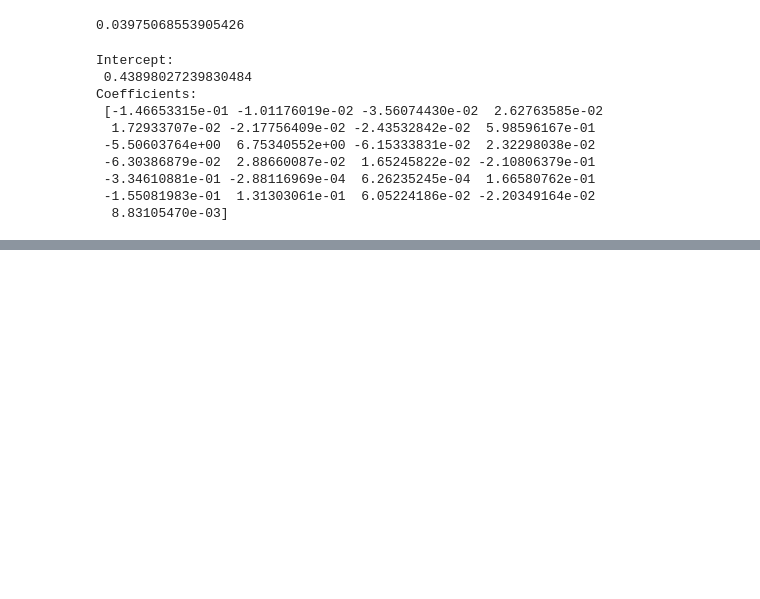
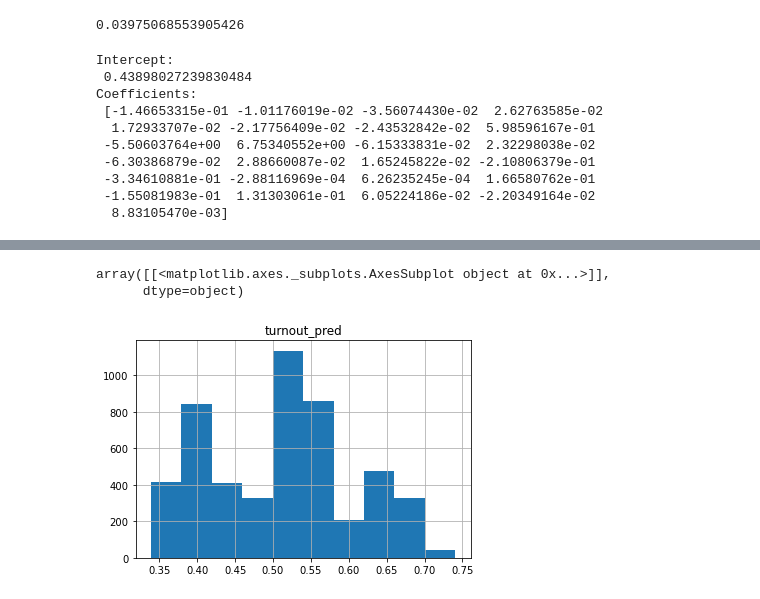
Before and after one commit to mmingoia/HTML_MN_Group_Project, a Jupyter notebook: election.ipynb, the cells around one changed output, grey strips where cells are left out. Cells and saved outputs as stored; diff of their text form; code cells hidden in the pictures; blank space fills up the shorter version.

```diff
--- a/election.ipynb
+++ b/election.ipynb
@@ -692,6 +655,6 @@ array([0.608, 0.68 , 0.567, 0.525, 0.609, 0.71 , 0.666, 0.656, 0.661,
 # %%
-# Dividing the data into training and testing sets:
-X_train, X_test, y_train, y_test = train_test_split(X, y, test_size=0.2, random_state=0)
+# Dividing the data into training and testing sets: as 80% train and 20% test
+X_train, X_test, y_train, y_test = train_test_split(X1, y1, test_size=0.2, random_state=0)
 # %%
 # Creating a StandardScaler instance.
 scaler = StandardScaler()
@@ -848,0 +782,3 @@ sorted(zip(rfr_model.feature_importances_, X1.columns), reverse=True)
+# %%
+# Read csv file with simulation data
+sim_test = pd.read_csv('simulation.csv')
@@ -848,0 +801,4 @@ sorted(zip(rfr_model.feature_importances_, X1.columns), reverse=True)
+# %%
+X2 = sim_test.iloc[:, 0:5].values
+# %%
+sim_test['turnout_pred'] = rfr_model.predict(X2)
@@ -848,0 +821,7 @@ sorted(zip(rfr_model.feature_importances_, X1.columns), reverse=True)
+# %%
+# Creating a histogram on predicted turnout values
+sim_test.hist(column='turnout_pred')
+# %% [output]
+array([[<matplotlib.axes._subplots.AxesSubplot object at 0x...>]],
+      dtype=object)
+[figure, added]
```
Also changed, not shown: parts of 76 cells of this notebook, 2 other files.
